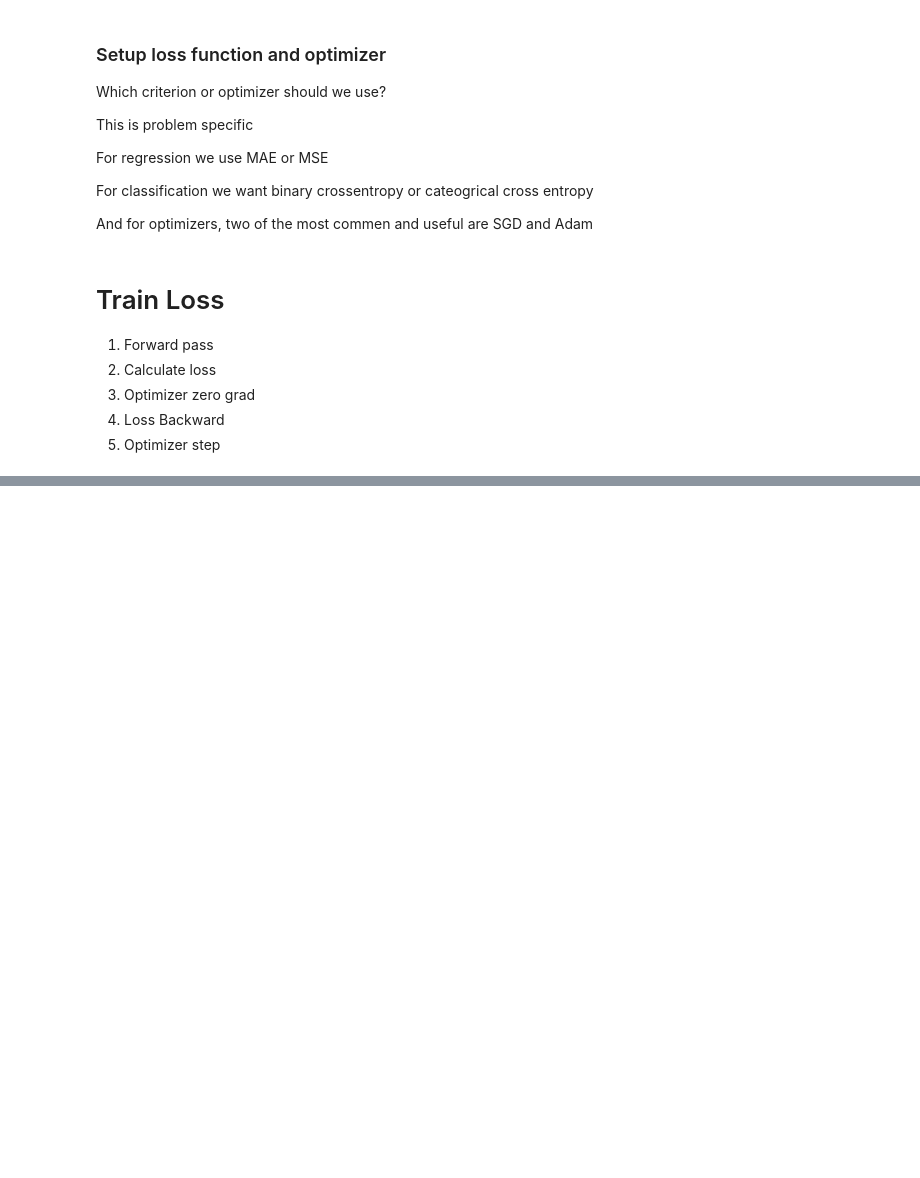
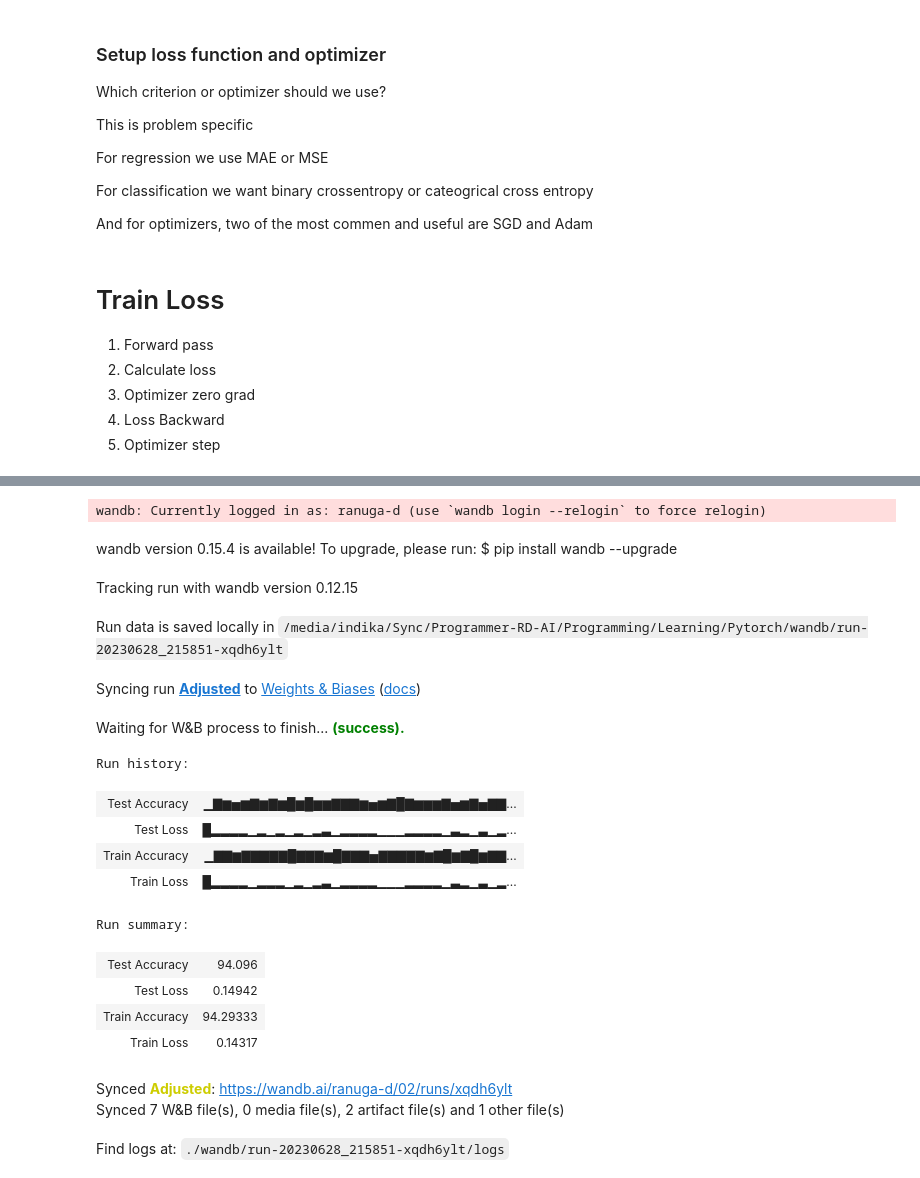
Before and after one commit to Programmer-RD-AI-Archive/PyTorch-ZTM, a Jupyter notebook: 02.ipynb, the cells around one changed output, grey strips where cells are left out. Drawn from its saved outputs; the diff is of its cells as text; code cells hidden in the pictures; blank space fills up the shorter version.

Commit message:
02 upadtes
Co-Authored-By: Ranuga <79456372+Programmer-RD-AI@users.noreply.github.com>

```diff
--- a/02.ipynb
+++ b/02.ipynb
@@ -181,0 +337,7 @@ def accuracy_fn(y_true,y_preds):
+# %%
+model = ClassificationModel().to(device)
+criterion = nn.BCEWithLogitsLoss()
+optimizer = torch.optim.Adam(model.parameters())
+# %%
+epochs = 150
+batch_size = 32
@@ -181,0 +346,51 @@ def accuracy_fn(y_true,y_preds):
+# %%
+wandb.init(project="02",name="Adjusted")
+for epoch in tqdm(range(epochs)):
+    for i in range(0,len(X_train),batch_size):
+        torch.cuda.empty_cache()
+        model.train()
+        X_batch = X_train[i:i+batch_size]
+        y_batch = y_train[i:i+batch_size]
+        preds = model(X_batch).squeeze()
+        norm_preds = torch.round(torch.sigmoid(preds))
+        loss = criterion(preds,y_batch)
+        optimizer.zero_grad()
+        loss.backward()
+        optimizer.step()
+        model.eval()
+        with torch.inference_mode():
+            train_preds = model(X_train).squeeze()
+            test_preds = model(X_test).squeeze()
+            loss_test = criterion(test_preds,y_test)
+            loss_train = criterion(train_preds,y_train)
+            train_preds = torch.round(torch.sigmoid(train_preds))
+            test_preds = torch.round(torch.sigmoid(test_preds))
+            acc_train = accuracy_fn(y_train,train_preds)
+            acc_test = accuracy_fn(y_test,test_preds)
+            wandb.log({
+                "Train Loss":loss_train,
+                "Test Loss":loss_test,
+                "Train Accuracy": acc_train,
+                "Test Accuracy": acc_test
+            })
+wandb.finish()
+# %% [output]
+wandb: Currently logged in as: ranuga-d (use `wandb login --relogin` to force relogin)
+wandb version 0.15.4 is available! To upgrade, please run: $ pip install wandb --upgrade
+Tracking run with wandb version 0.12.15
+Run data is saved locally in /media/indika/Sync/Programmer-RD-AI/Programming/Learning/Pytorch/wandb/run-20230628_215851-xqdh6ylt
+Syncing run Adjusted to Weights & Biases (docs)
+Waiting for W&B process to finish... (success).
+Run history:
+| Test Accuracy | ▁▇▆▅▆▇▆▇▆█▆█▆▆▇▇▇▆▅▆▇█▇▆▆▆▇▅▆▇▅▇▇... |
+| Test Loss | █▂▂▂▂▁▂▁▂▁▂▁▂▃▁▂▂▂▂▁▁▁▂▂▂▂▁▃▂▁▃▁▂... |
+| Train Accuracy | ▁▇▇▆▇▇▇▇▇█▇▇▇▆█▇▇▇▅▇▇▇▇▇▆▇█▆▇█▆▇▇... |
+| Train Loss | █▂▂▂▂▁▂▂▂▁▂▁▂▃▁▂▂▂▂▁▁▁▂▂▂▂▁▃▂▁▃▁▂... |
+Run summary:
+| Test Accuracy | 94.096 |
+| Test Loss | 0.14942 |
+| Train Accuracy | 94.29333 |
+| Train Loss | 0.14317 |
+Synced Adjusted: https://wandb.ai/ranuga-d/02/runs/xqdh6ylt
+Synced 7 W&B file(s), 0 media file(s), 2 artifact file(s) and 1 other file(s)
+Find logs at: ./wandb/run-20230628_215851-xqdh6ylt/logs
```
Also changed, not shown: parts of 34 cells of this notebook, 1 other file.
